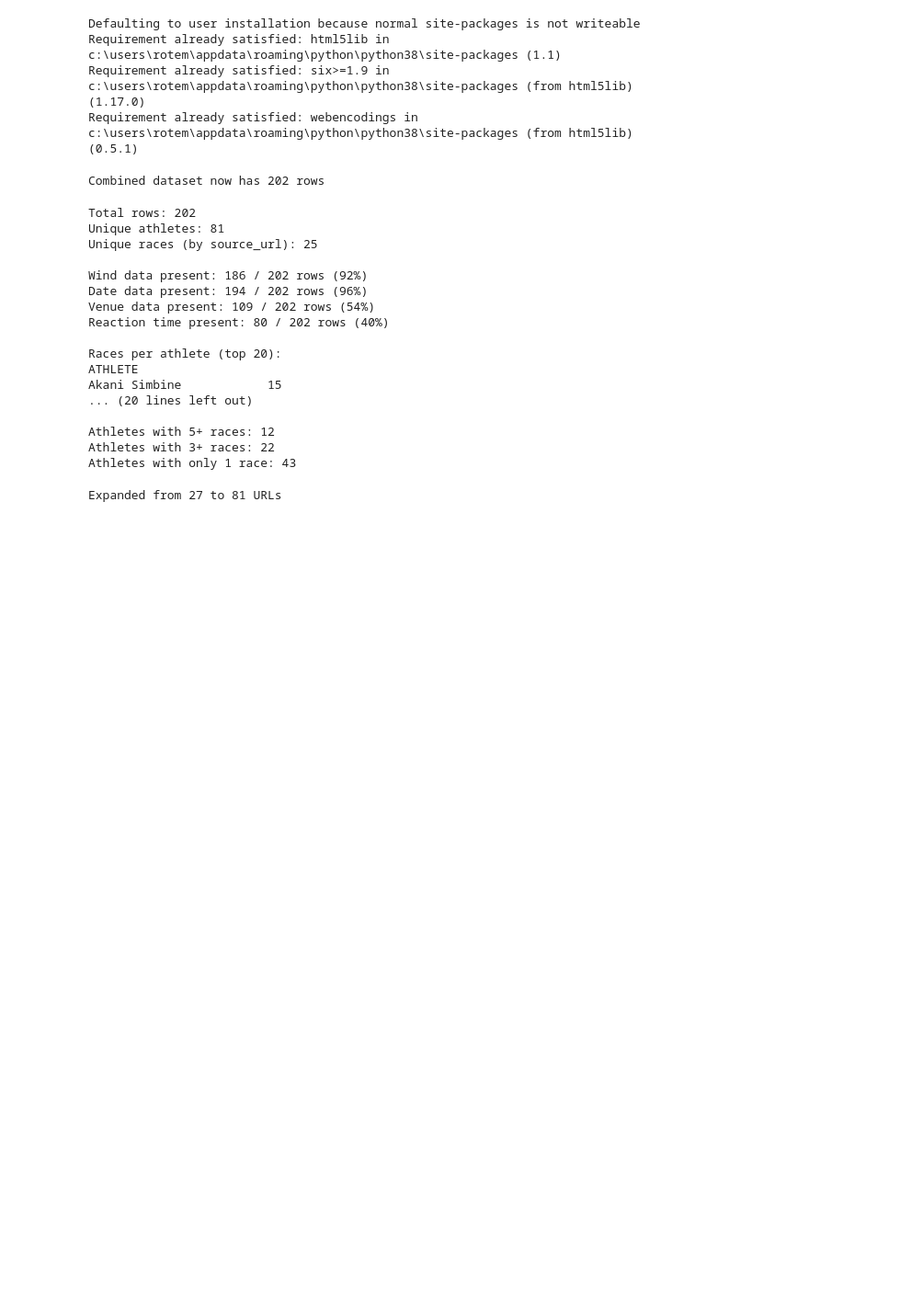
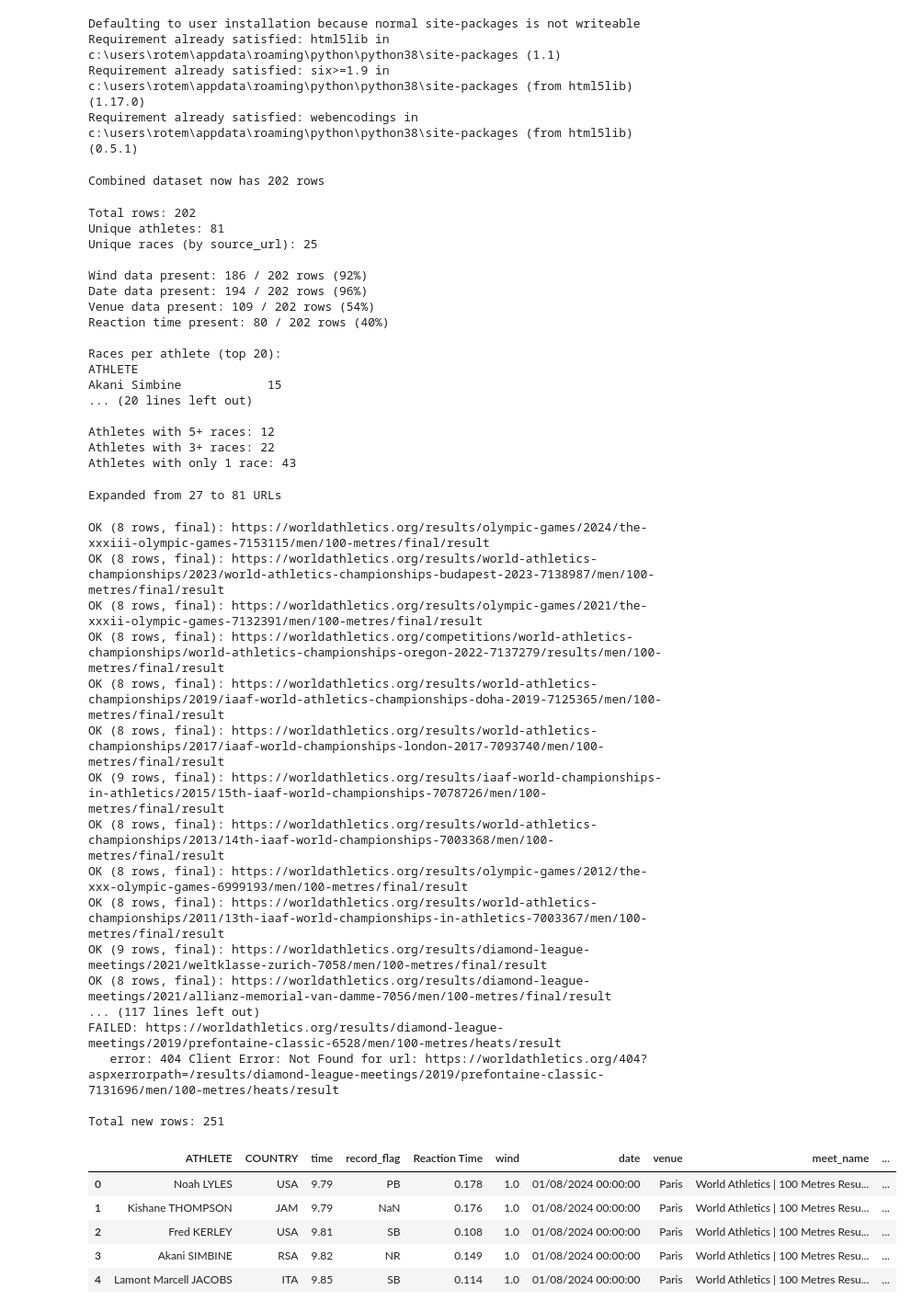
Before and after one commit to eck123main/100m-prediction, a Jupyter notebook: pred.ipynb, the cells around one changed output. Shown at 92% size. Drawn from its saved outputs; the diff is of its cells as text; code cells hidden in the pictures; blank space fills up the shorter version.

```diff
--- a/pred.ipynb
+++ b/pred.ipynb
@@ -813,3 +813,41 @@ for url in all_known_urls:
 print(f"Expanded from {len(all_known_urls)} to {len(expanded_urls)} URLs")
 # %% [output]
 Expanded from 27 to 81 URLs
+# %%
+all_races_expanded = []
+for u in expanded_urls:
+    try:
+        race = scrape_race(u)
+        all_races_expanded.append(race)
+        print(f"OK ({len(race)} rows, {race['round'].iloc[0]}): {u}")
+    except Exception as e:
+        print(f"FAILED: {u}")
+        print(f"   error: {e}")
+
+heats_semis_dataset = pd.concat(all_races_expanded, ignore_index=True)
+print(f"\nTotal new rows: {len(heats_semis_dataset)}")
+heats_semis_dataset.head()
+# %% [output]
+OK (8 rows, final): https://worldathletics.org/results/olympic-games/2024/the-xxxiii-olympic-games-7153115/men/100-metres/final/result
+OK (8 rows, final): https://worldathletics.org/results/world-athletics-championships/2023/world-athletics-championships-budapest-2023-7138987/men/100-metres/final/result
+OK (8 rows, final): https://worldathletics.org/results/olympic-games/2021/the-xxxii-olympic-games-7132391/men/100-metres/final/result
+OK (8 rows, final): https://worldathletics.org/competitions/world-athletics-championships/world-athletics-championships-oregon-2022-7137279/results/men/100-metres/final/result
+OK (8 rows, final): https://worldathletics.org/results/world-athletics-championships/2019/iaaf-world-athletics-championships-doha-2019-7125365/men/100-metres/final/result
+OK (8 rows, final): https://worldathletics.org/results/world-athletics-championships/2017/iaaf-world-championships-london-2017-7093740/men/100-metres/final/result
+OK (9 rows, final): https://worldathletics.org/results/iaaf-world-championships-in-athletics/2015/15th-iaaf-world-championships-7078726/men/100-metres/final/result
+OK (8 rows, final): https://worldathletics.org/results/world-athletics-championships/2013/14th-iaaf-world-championships-7003368/men/100-metres/final/result
+OK (8 rows, final): https://worldathletics.org/results/olympic-games/2012/the-xxx-olympic-games-6999193/men/100-metres/final/result
+OK (8 rows, final): https://worldathletics.org/results/world-athletics-championships/2011/13th-iaaf-world-championships-in-athletics-7003367/men/100-metres/final/result
+OK (9 rows, final): https://worldathletics.org/results/diamond-league-meetings/2021/weltklasse-zurich-7058/men/100-metres/final/result
+OK (8 rows, final): https://worldathletics.org/results/diamond-league-meetings/2021/allianz-memorial-van-damme-7056/men/100-metres/final/result
+... (117 lines left out)
+FAILED: https://worldathletics.org/results/diamond-league-meetings/2019/prefontaine-classic-6528/men/100-metres/heats/result
+   error: 404 Client Error: Not Found for url: https://worldathletics.org/404?aspxerrorpath=/results/diamond-league-meetings/2019/prefontaine-classic-7131696/men/100-metres/heats/result
+
+Total new rows: 251
+|  | ATHLETE | COUNTRY | time | record_flag | Reaction Time | wind | date | venue | meet_name | ... |
+| 0 | Noah LYLES | USA | 9.79 | PB | 0.178 | 1.0 | 01/08/2024 00:00:00 | Paris | World Athletics | 100 Metres Resu... | ... |
+| 1 | Kishane THOMPSON | JAM | 9.79 | NaN | 0.176 | 1.0 | 01/08/2024 00:00:00 | Paris | World Athletics | 100 Metres Resu... | ... |
+| 2 | Fred KERLEY | USA | 9.81 | SB | 0.108 | 1.0 | 01/08/2024 00:00:00 | Paris | World Athletics | 100 Metres Resu... | ... |
+| 3 | Akani SIMBINE | RSA | 9.82 | NR | 0.149 | 1.0 | 01/08/2024 00:00:00 | Paris | World Athletics | 100 Metres Resu... | ... |
+| 4 | Lamont Marcell JACOBS | ITA | 9.85 | SB | 0.114 | 1.0 | 01/08/2024 00:00:00 | Paris | World Athletics | 100 Metres Resu... | ... |
```
Also changed, not shown: parts of 2 cells of this notebook, 4 other files.
